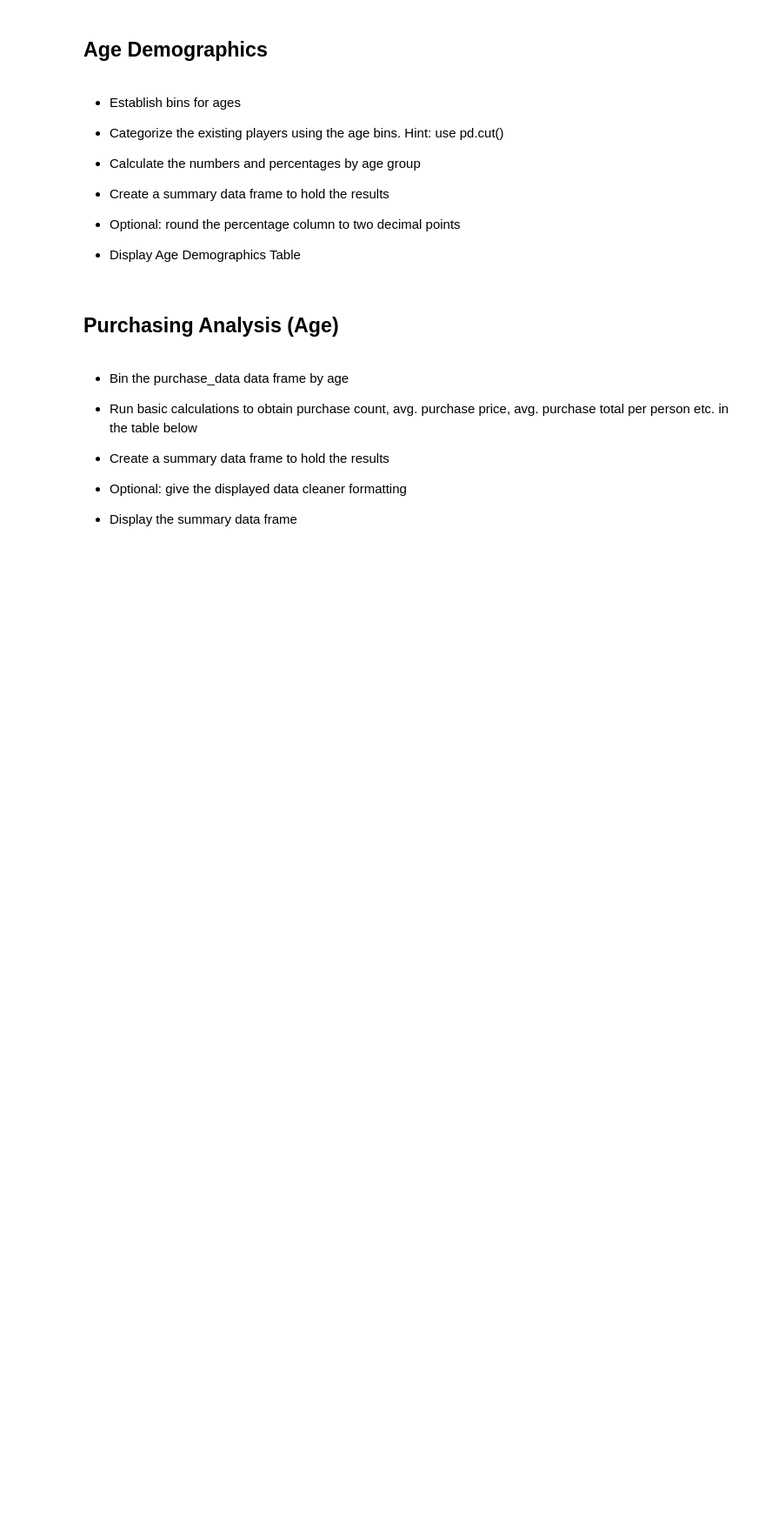
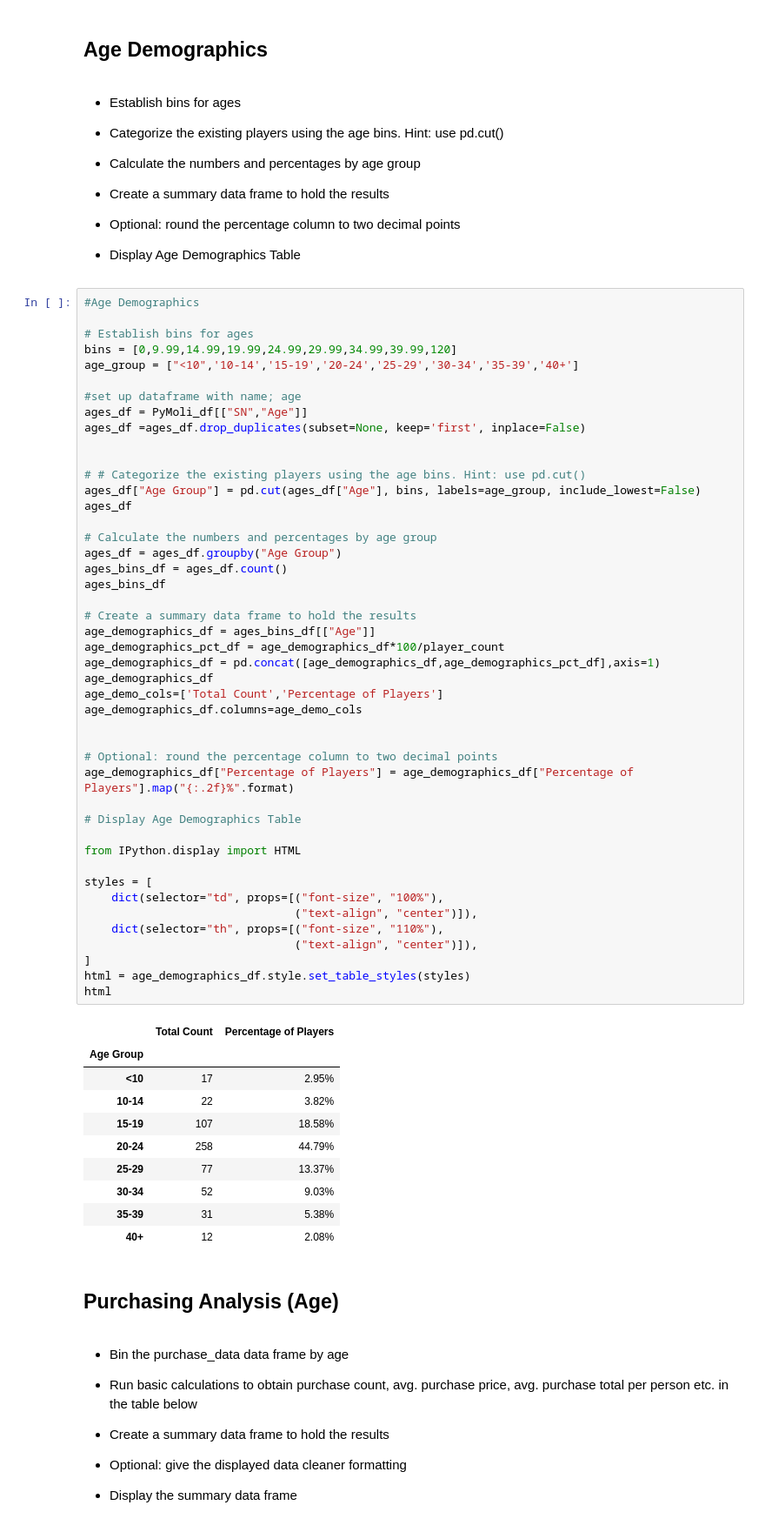
Before and after one commit to SJLimburg/pandas-challenge, a Jupyter notebook: HeroesOfPymoli/HeroesOfPymoli.ipynb, the cells around one changed output. Shown at 87% size. Cells and saved outputs as stored; diff of their text form; blank space fills up the shorter version.

```diff
--- a/HeroesOfPymoli/HeroesOfPymoli.ipynb
+++ b/HeroesOfPymoli/HeroesOfPymoli.ipynb
@@ -200,6 +204,62 @@ html
 
 
 * Display Age Demographics Table
+# %%
+#Age Demographics
+
+# Establish bins for ages
+bins = [0,9.99,14.99,19.99,24.99,29.99,34.99,39.99,120]
+age_group = ["<10",'10-14','15-19','20-24','25-29','30-34','35-39','40+']
+
+#set up dataframe with name; age
+ages_df = PyMoli_df[["SN","Age"]]
+ages_df =ages_df.drop_duplicates(subset=None, keep='first', inplace=False)
+
+
+# # Categorize the existing players using the age bins. Hint: use pd.cut()
+ages_df["Age Group"] = pd.cut(ages_df["Age"], bins, labels=age_group, include_lowest=False)
+ages_df
+
+# Calculate the numbers and percentages by age group
+ages_df = ages_df.groupby("Age Group")
+ages_bins_df = ages_df.count()
+ages_bins_df
+
+# Create a summary data frame to hold the results
+age_demographics_df = ages_bins_df[["Age"]]
+age_demographics_pct_df = age_demographics_df*100/player_count
+age_demographics_df = pd.concat([age_demographics_df,age_demographics_pct_df],axis=1)
+age_demographics_df
+age_demo_cols=['Total Count','Percentage of Players']
+age_demographics_df.columns=age_demo_cols
+
+
+# Optional: round the percentage column to two decimal points
+age_demographics_df["Percentage of Players"] = age_demographics_df["Percentage of Players"].map("{:.2f}%".format)
+
+# Display Age Demographics Table
+
+from IPython.display import HTML
+
+styles = [
+    dict(selector="td", props=[("font-size", "100%"),
+                               ("text-align", "center")]),
+    dict(selector="th", props=[("font-size", "110%"),
+                               ("text-align", "center")]),
+]
+html = age_demographics_df.style.set_table_styles(styles)
+html
+# %% [output]
+|  | Total Count | Percentage of Players |
+| Age Group |  |  |
+| <10 | 17 | 2.95% |
+| 10-14 | 22 | 3.82% |
+| 15-19 | 107 | 18.58% |
+| 20-24 | 258 | 44.79% |
+| 25-29 | 77 | 13.37% |
+| 30-34 | 52 | 9.03% |
+| 35-39 | 31 | 5.38% |
+| 40+ | 12 | 2.08% |
 # %% [markdown]
 ## Purchasing Analysis (Age)
 # %% [markdown]
```
Also changed, not shown: parts of 10 cells of this notebook.
